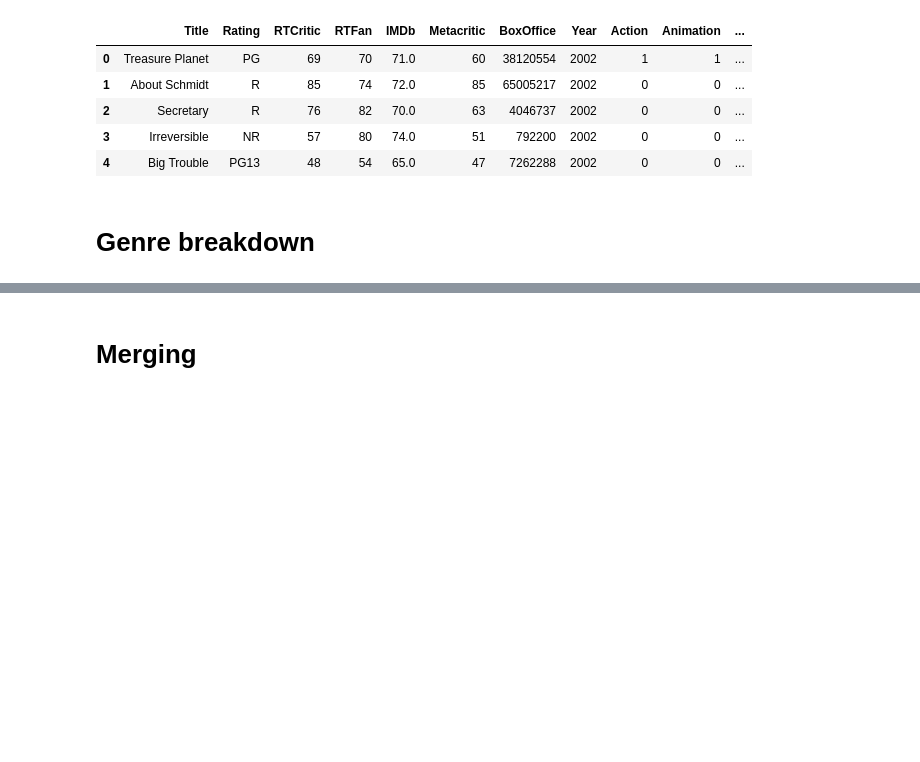
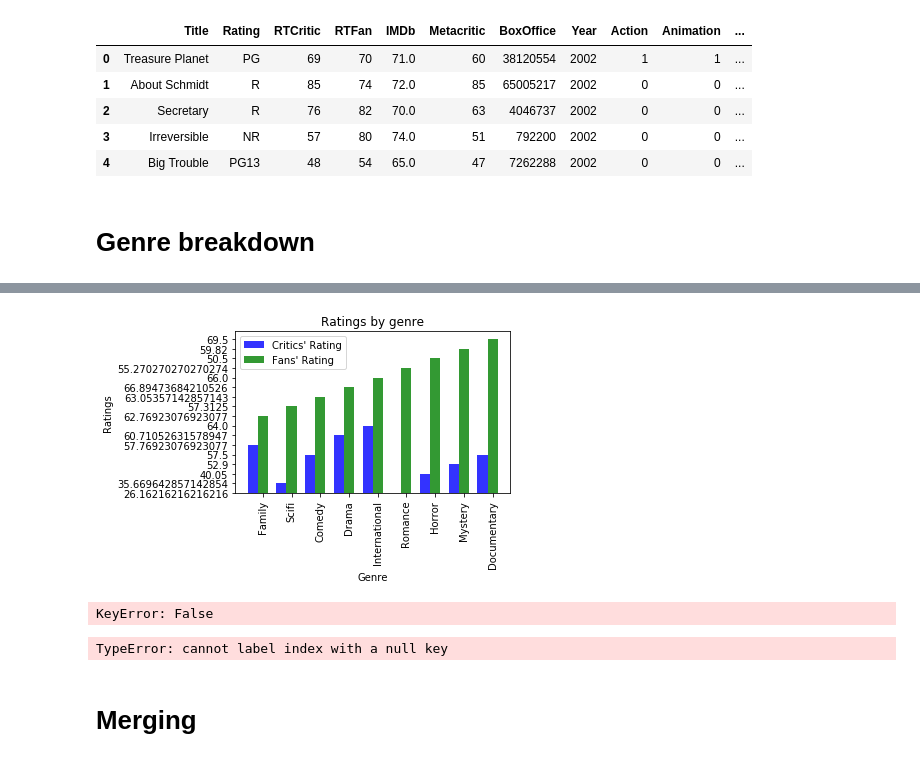
Before and after one commit to gqfiddler/movieRatings, a Jupyter notebook: Critical vs Popular Movie Ratings.ipynb, the cells around one changed output, grey strips where cells are left out. Cells and saved outputs as stored; diff of their text form; code cells hidden in the pictures; blank space fills up the shorter version.

```diff
--- a/Critical vs Popular Movie Ratings.ipynb
+++ b/Critical vs Popular Movie Ratings.ipynb
@@ -52,3 +53,46 @@ plt.show()
+# %%
+n_groups = 9
+
+# create plot
+fig, ax = plt.subplots()
+index = np.arange(n_groups)
+bar_width = 0.35
+opacity = 0.8
+
+rects1 = plt.bar(index, genre_df["allCritics"], bar_width,
+                 alpha=opacity,
+                 color='b',
+                 label="Critics' Rating")
+
+rects2 = plt.bar(index + bar_width, genre_df["allFans"], bar_width,
+                 alpha=opacity,
+                 color='g',
+                 label="Fans' Rating")
+plt.xlabel('Genre')
+plt.ylabel('Ratings')
+plt.title('Ratings by genre')
+#plt.yticks(np.arange(80))  - why doesn't this work?
+plt.xticks(index + bar_width, genre_df["genre"], rotation=90)
+plt.legend()
+
+plt.tight_layout()
+plt.show()
+# %% [output]
+[figure, added]
+# %%
+movies
+
+# x = movies_df["Year"]
+# y = movies_df[movies_df["Scifi"==1]]["allCritics"]
+# plt.scatter(x,y)
+# plt.show()
+# %% [output]
+KeyError: False
+# %%
+ax = sns.barplot(x="Genre", y="allCritics", hue="bechdel", data=movies_df)
+plt.show()
+# %% [output]
+TypeError: cannot label index with a null key
 # %% [markdown]
 # Merging
 # %%
```
Also changed, not shown: parts of 2 cells of this notebook.
